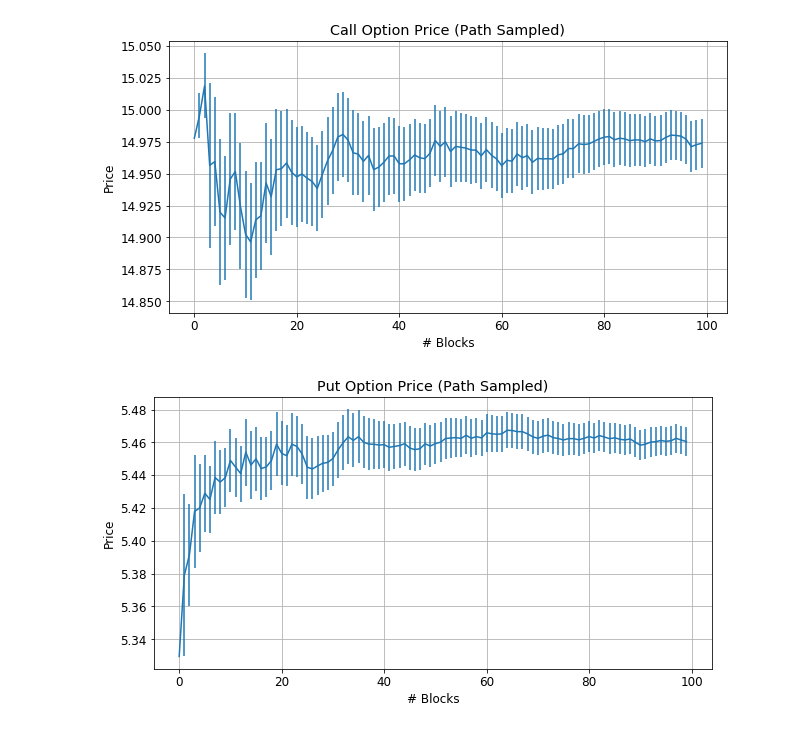
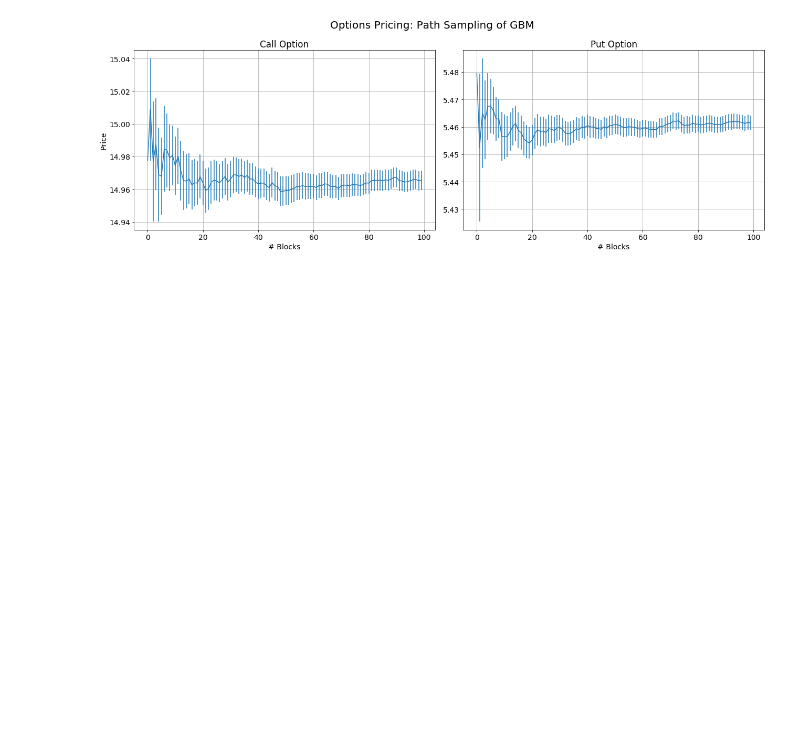
Before and after one commit to edoardodraetta/lsn_esercizi, a Jupyter notebook: Esercizio_3.ipynb, the cells around one changed output. Drawn from its saved outputs; the diff is of its cells as text; code cells hidden in the pictures; blank space fills up the shorter version.

```diff
--- a/Esercizio_3.ipynb
+++ b/Esercizio_3.ipynb
@@ -1,13 +1,10 @@
 # %%
 import matplotlib
 import matplotlib.pyplot as plt
-# from mpl_toolkits.mplot3d import Axes3D
-from matplotlib import gridspec
 import numpy as np
 import math
-from scipy.optimize import curve_fit
 
-plt.rcParams.update({'font.size': 12})
+plt.rcParams.update({'font.size': 14})
 # %%
 datafile = "./data/stats_3.1.1_call.dat"
 call, call_err = np.loadtxt(datafile, usecols=(0, 2), delimiter=' ', unpack='true')
@@ -44,33 +37,29 @@ plt.show()
 # %%
 datafile = "./data/stats_3.1.2_call.dat"
 call, call_err = np.loadtxt(datafile, usecols=(0, 2), delimiter=' ', unpack='true')
 
 datafile = "./data/stats_3.1.2_put.dat"
 put, put_err = np.loadtxt(datafile, usecols=(0, 2), delimiter=' ', unpack='true')
 
 N = 100
+
+fig, ax = plt.subplots(1, 2, figsize=(18, 6), sharex=True)
+fig.suptitle("Options Pricing: Path Sampling of GBM", fontsize=20, y=1.05)
+
 x = np.arange(N)
-plt.figure(figsize=(10, 5))
-plt.grid(True)
 
-plt.errorbar(x, call, yerr=call_err)
+ax[0].errorbar(x, call, yerr=call_err)
+ax[0].grid(True)
+ax[0].title.set_text("Call Option")
+ax[0].set_ylabel("Price")
+ax[0].set_xlabel("# Blocks")
 
-plt.xlabel('# Blocks')
-plt.ylabel('Price' )
-plt.title('Call Option Price (Path Sampled)')
-plt.savefig('./figs/3.1.1_call.png')
+ax[1].errorbar(x, put, yerr=put_err)
+ax[1].title.set_text("Put Option")
+ax[1].set_xlabel("# Blocks")
+ax[1].grid(True)
+
+plt.tight_layout()
 plt.show()
-
-plt.figure(figsize=(10, 5))
-plt.grid(True)
-
-plt.errorbar(x, put, yerr=put_err)
-
-plt.xlabel('# Blocks')
-plt.ylabel('Price' )
-plt.title('Put Option Price (Path Sampled)')
-plt.savefig('./figs/3.1.2_put.png')
-plt.show()
 # %% [output]
-[figure, old version]
+[figure, new version]
-[figure, removed]
```
Also changed, not shown: parts of 1 cell of this notebook, 5 other files.
